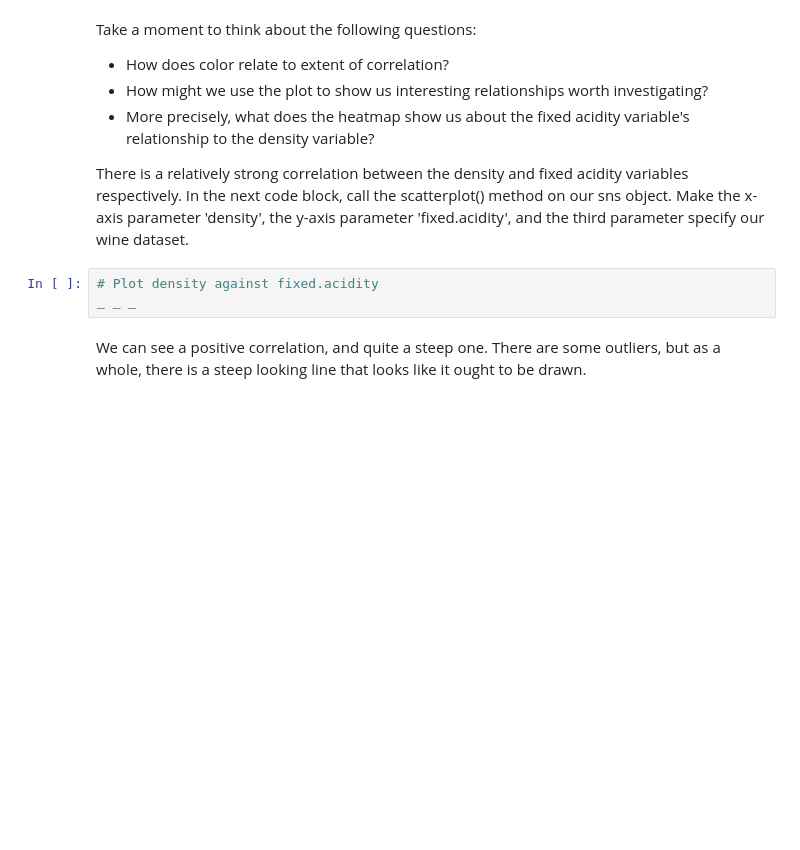
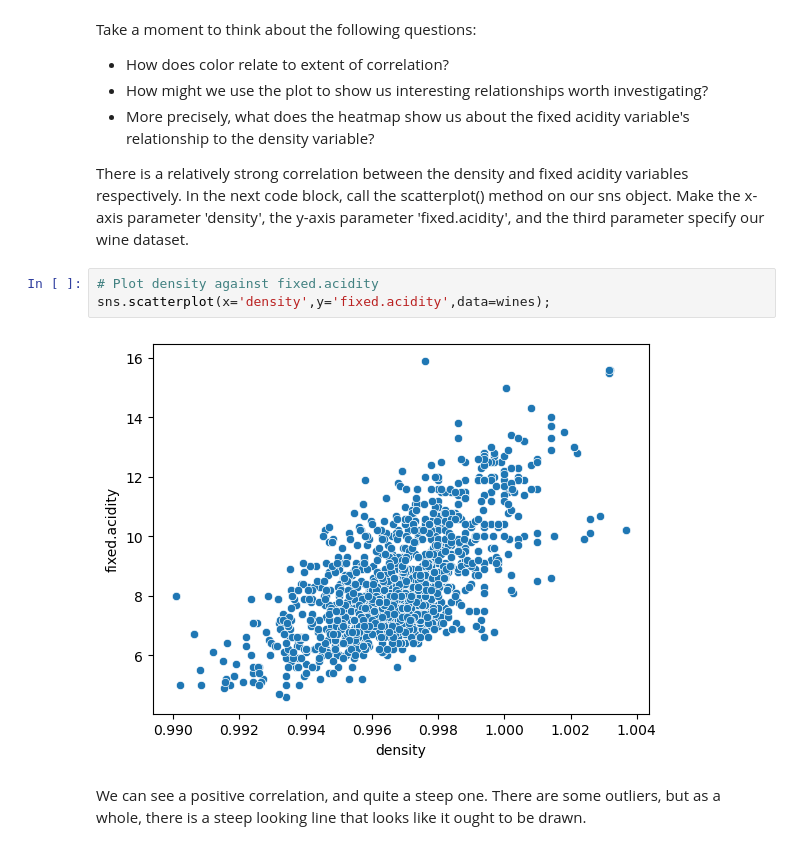
Before and after one commit to MsEM11/Linear_Regression_Case_Study, a Jupyter notebook: Springboard Regression Case Study - the Red Wine Dataset - Tier 3.ipynb, the cells around one changed output. Saved outputs shown, nothing was run; the diff lists cells and outputs as text; blank space fills up the shorter version.

```diff
--- a/Springboard Regression Case Study - the Red Wine Dataset - Tier 3.ipynb
+++ b/Springboard Regression Case Study - the Red Wine Dataset - Tier 3.ipynb
@@ -222,7 +227,9 @@ Take a moment to think about the following questions:
 There is a relatively strong correlation between the density and fixed acidity variables respectively. In the next code block, call the scatterplot() method on our sns object. Make the x-axis parameter 'density', the y-axis parameter 'fixed.acidity', and the third parameter specify our wine dataset.
 # %%
 # Plot density against fixed.acidity
-_ _ _
+sns.scatterplot(x='density',y='fixed.acidity',data=wines);
+# %% [output]
+[figure, added]
 # %% [markdown]
 We can see a positive correlation, and quite a steep one. There are some outliers, but as a whole, there is a steep looking line that looks like it ought to be drawn.
 # %%
```
Also changed, not shown: parts of 3 cells of this notebook.
